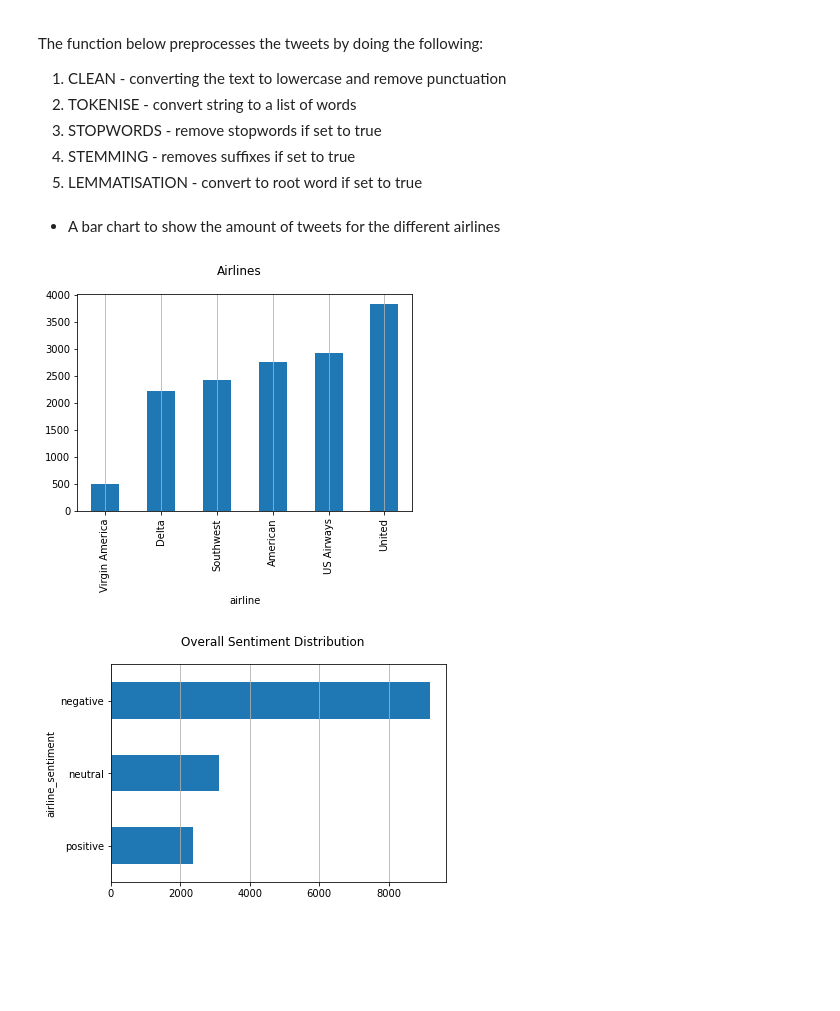
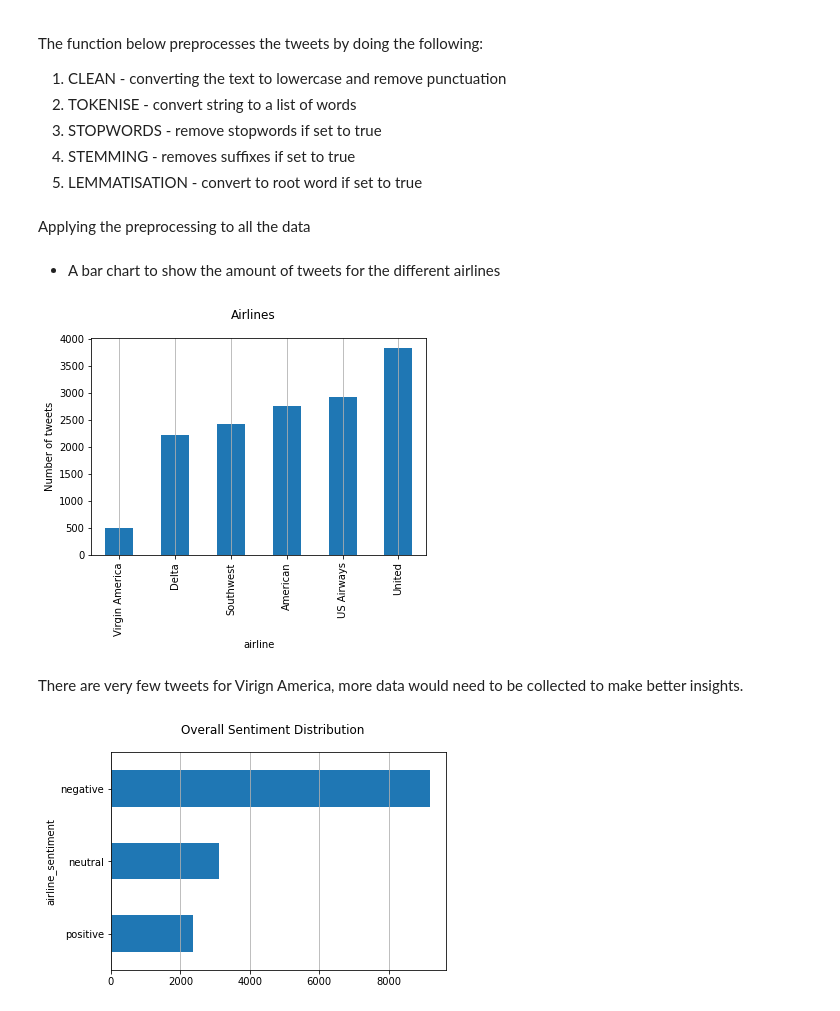
Before and after one commit to mulac/TDA-SentimentAnalysis, a Jupyter notebook: DataAnalysis.ipynb, the cells around one changed output. Cells and saved outputs as stored; diff of their text form; code cells hidden in the pictures; blank space fills up the shorter version.

```diff
--- a/DataAnalysis.ipynb
+++ b/DataAnalysis.ipynb
@@ -85,6 +76,8 @@ lst_stopwords = nltk.corpus.stopwords.words("english")
 airline_stopwords = ["united", "americanair", "usairways", "jetblue", "virginamerica", "southwestair", "thanks", "thnx", "thank you", "flight", "thank", "get", "please", "u"]
 for stopword in airline_stopwords:
   lst_stopwords.append(stopword)
+# %% [markdown]
+Applying the preprocessing to all the data
 # %%
 dtf["text_clean"] = dtf["text"].apply(lambda x: preprocess_text(x, flg_lemm=True, lst_stopwords=lst_stopwords))
 # %% [markdown]
@@ -92,8 +85,11 @@ dtf["text_clean"] = dtf["text"].apply(lambda x: preprocess_text(x, flg_lemm=True
 # %%
 fig, ax = plt.subplots()
 fig.suptitle("Airlines", fontsize=12)
 dtf["airline"].reset_index().groupby("airline").count().sort_values(by="index").plot(kind="bar", legend=False, ax=ax).grid(axis='x')
+plt.ylabel("Number of tweets")
 plt.show()
 # %% [output]
-[figure, old version]
+[figure, new version]
+# %% [markdown]
+There are very few tweets for Virign America, more data would need to be collected to make better insights.
 # %%
```
Also changed, not shown: parts of 19 cells of this notebook.
